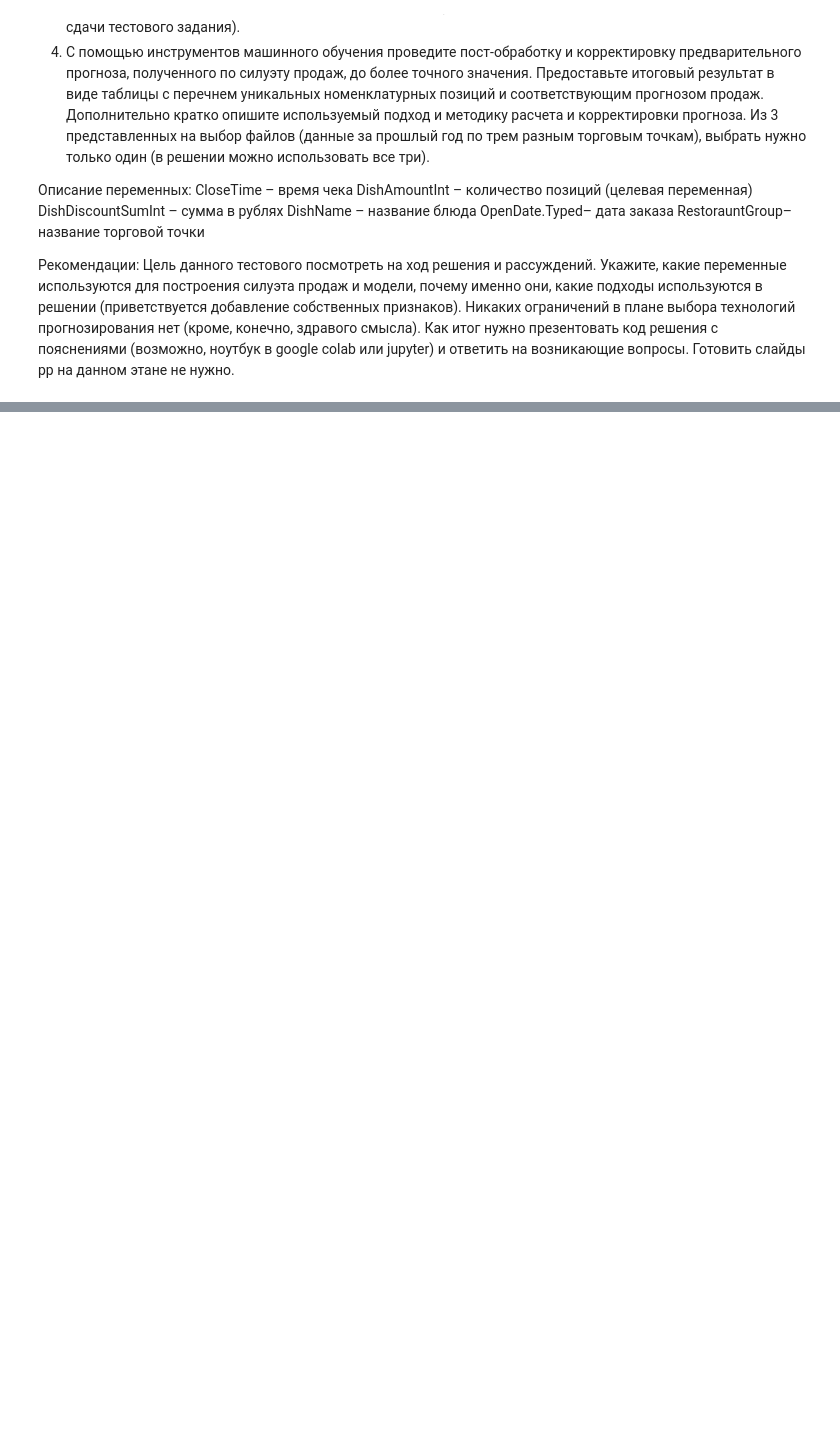
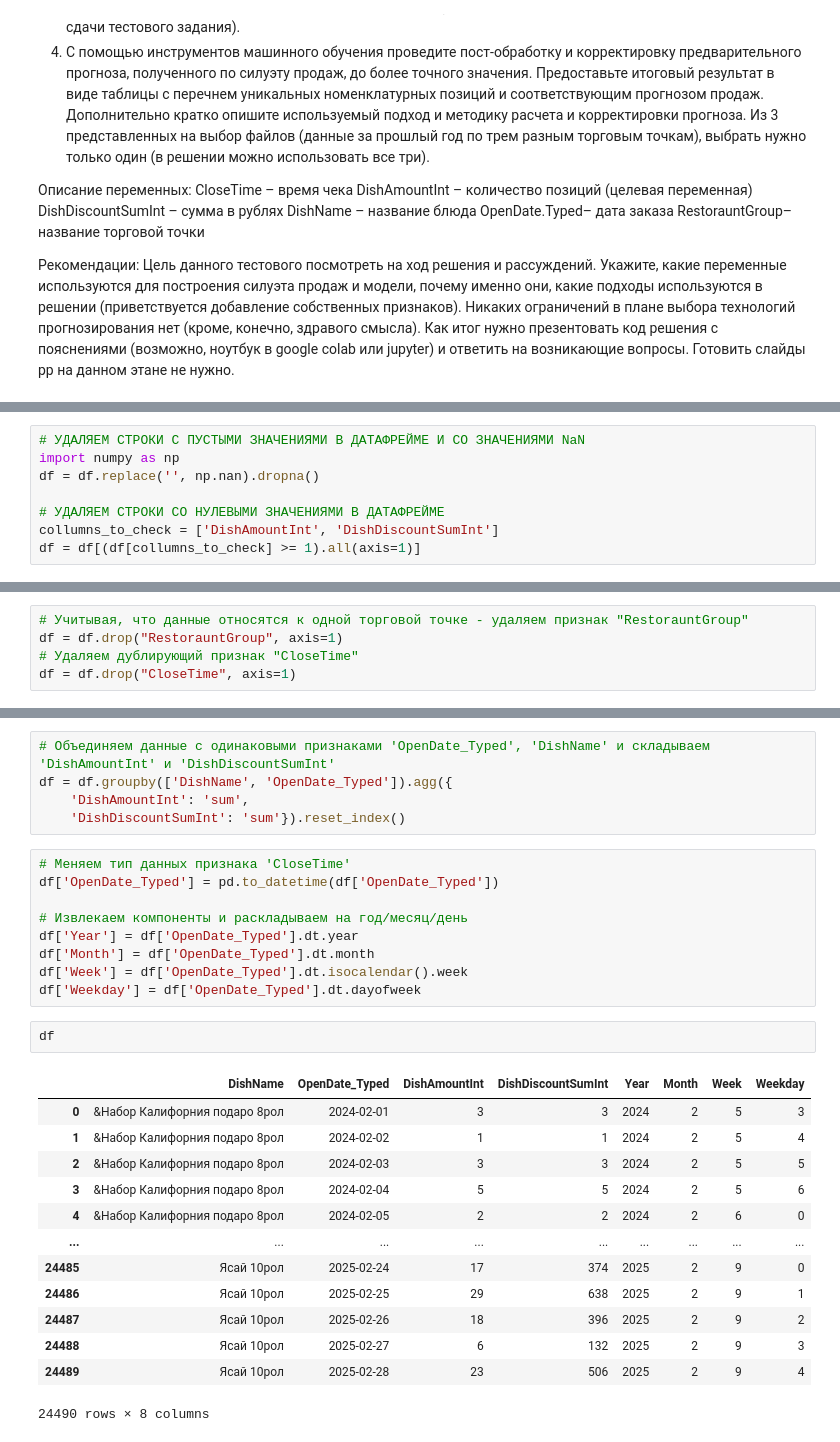
Before and after one commit to Maxxx-VS/Test_task, a Jupyter notebook: Sushi_test_task.ipynb, the cells around one changed output, grey strips where cells are left out. Saved outputs shown, nothing was run; the diff lists cells and outputs as text; blank space fills up the shorter version.

```diff
--- a/Sushi_test_task.ipynb
+++ b/Sushi_test_task.ipynb
@@ -156,0 +103,8 @@ check_dtype()
+# %%
+# УДАЛЯЕМ СТРОКИ С ПУСТЫМИ ЗНАЧЕНИЯМИ В ДАТАФРЕЙМЕ И СО ЗНАЧЕНИЯМИ NaN
+import numpy as np
+df = df.replace('', np.nan).dropna()
+
+# УДАЛЯЕМ СТРОКИ СО НУЛЕВЫМИ ЗНАЧЕНИЯМИ В ДАТАФРЕЙМЕ
+collumns_to_check = ['DishAmountInt', 'DishDiscountSumInt']
+df = df[(df[collumns_to_check] >= 1).all(axis=1)]
@@ -156,0 +128,5 @@ check_dtype()
+# %%
+# Учитывая, что данные относятся к одной торговой точке - удаляем признак "RestorauntGroup"
+df = df.drop("RestorauntGroup", axis=1)
+# Удаляем дублирующий признак "CloseTime"
+df = df.drop("CloseTime", axis=1)
@@ -156,0 +149,30 @@ check_dtype()
+# %%
+# Объединяем данные с одинаковыми признаками 'OpenDate_Typed', 'DishName' и складываем 'DishAmountInt' и 'DishDiscountSumInt'
+df = df.groupby(['DishName', 'OpenDate_Typed']).agg({
+    'DishAmountInt': 'sum',
+    'DishDiscountSumInt': 'sum'}).reset_index()
+# %%
+# Меняем тип данных признака 'CloseTime'
+df['OpenDate_Typed'] = pd.to_datetime(df['OpenDate_Typed'])
+
+# Извлекаем компоненты и раскладываем на год/месяц/день
+df['Year'] = df['OpenDate_Typed'].dt.year
+df['Month'] = df['OpenDate_Typed'].dt.month
+df['Week'] = df['OpenDate_Typed'].dt.isocalendar().week
+df['Weekday'] = df['OpenDate_Typed'].dt.dayofweek
+# %%
+df
+# %% [output]
+|  | DishName | OpenDate_Typed | DishAmountInt | DishDiscountSumInt | Year | Month | Week | Weekday |
+| 0 | &Набор Калифорния подаро 8рол | 2024-02-01 | 3 | 3 | 2024 | 2 | 5 | 3 |
+| 1 | &Набор Калифорния подаро 8рол | 2024-02-02 | 1 | 1 | 2024 | 2 | 5 | 4 |
+| 2 | &Набор Калифорния подаро 8рол | 2024-02-03 | 3 | 3 | 2024 | 2 | 5 | 5 |
+| 3 | &Набор Калифорния подаро 8рол | 2024-02-04 | 5 | 5 | 2024 | 2 | 5 | 6 |
+| 4 | &Набор Калифорния подаро 8рол | 2024-02-05 | 2 | 2 | 2024 | 2 | 6 | 0 |
+| ... | ... | ... | ... | ... | ... | ... | ... | ... |
+| 24485 | Ясай 10рол | 2025-02-24 | 17 | 374 | 2025 | 2 | 9 | 0 |
+| 24486 | Ясай 10рол | 2025-02-25 | 29 | 638 | 2025 | 2 | 9 | 1 |
+| 24487 | Ясай 10рол | 2025-02-26 | 18 | 396 | 2025 | 2 | 9 | 2 |
+| 24488 | Ясай 10рол | 2025-02-27 | 6 | 132 | 2025 | 2 | 9 | 3 |
+| 24489 | Ясай 10рол | 2025-02-28 | 23 | 506 | 2025 | 2 | 9 | 4 |
+24490 rows × 8 columns
```
Also changed, not shown: parts of 24 cells of this notebook.
